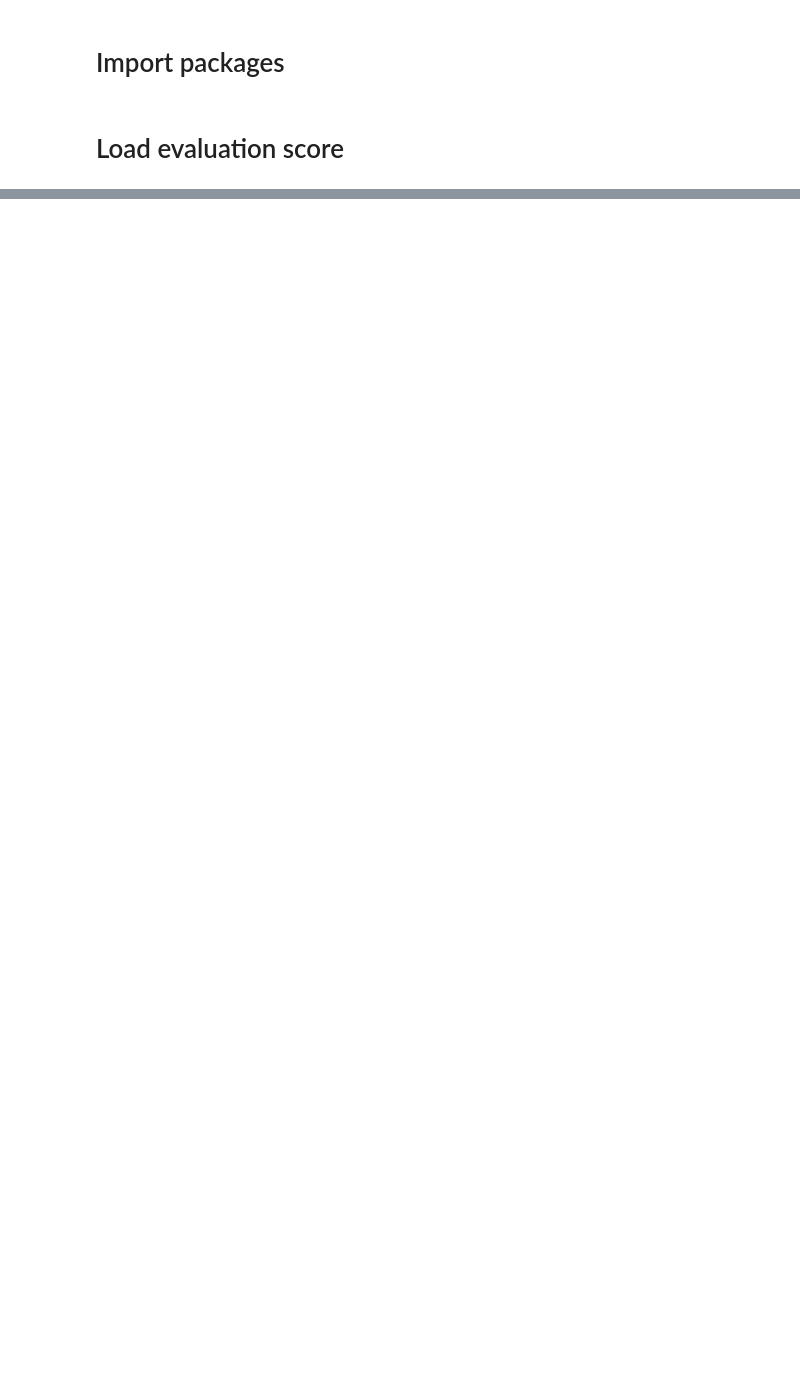
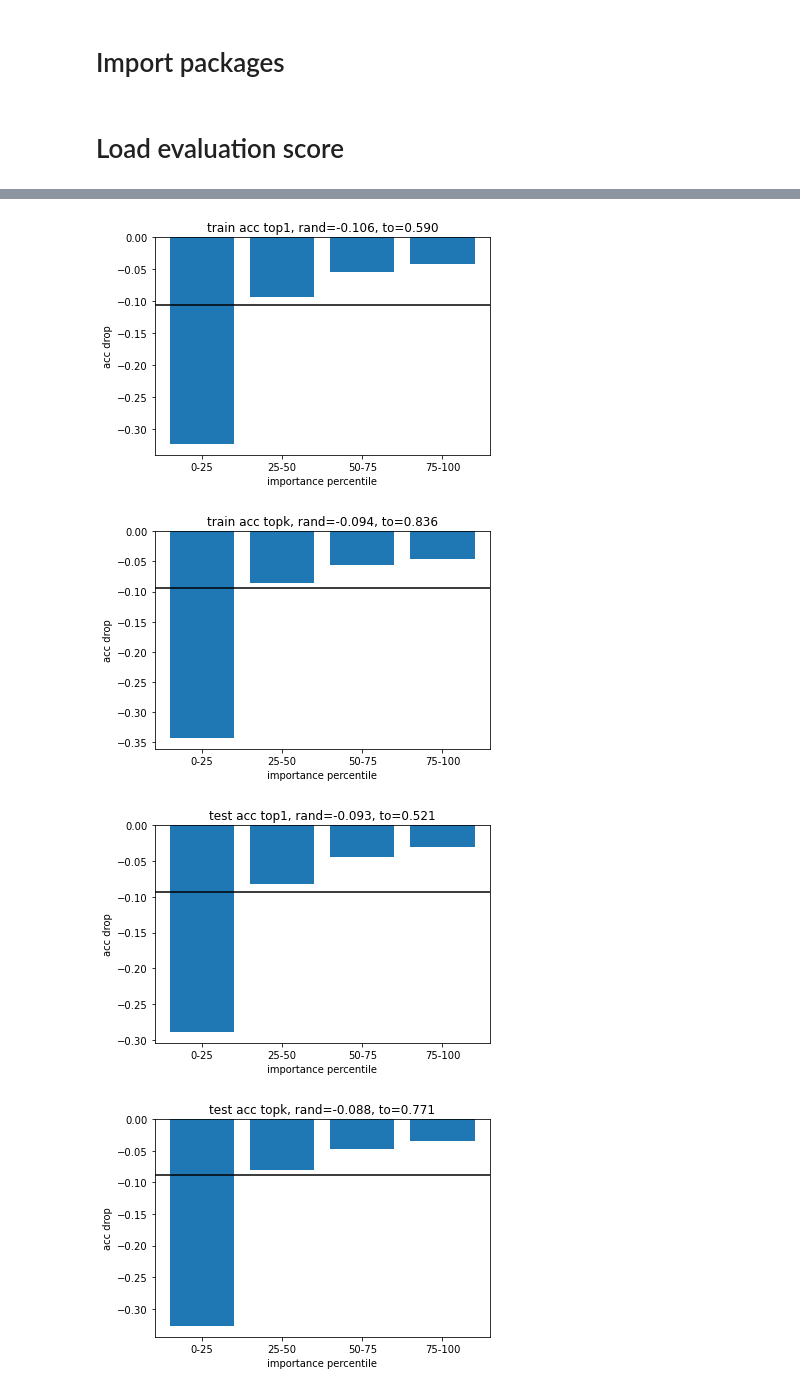
Before and after one commit to poloclub/ConceptEvo, a Jupyter notebook: src/utils/notebook/eval_imp_evo.ipynb, the cells around one changed output, grey strips where cells are left out. Drawn from its saved outputs; the diff is of its cells as text; code cells hidden in the pictures; blank space fills up the shorter version.

```diff
--- a/src/utils/notebook/eval_imp_evo.ipynb
+++ b/src/utils/notebook/eval_imp_evo.ipynb
@@ -424,0 +185,16 @@ draw_avg_graph(
+# %%
+model_nickname = 'inception_v3_0.5'
+from_epoch = 1
+to_epoch = 11
+
+agg_data = aggregate_eval_score(model_nickname, from_epoch, to_epoch, labels)
+draw_and_save_plot(agg_data, model_nickname, from_epoch, to_epoch, out_dir)
+
+p = os.path.join(out_dir, f'{model_nickname}-{from_epoch}-{to_epoch}.json')
+with open(p, 'w') as f:
+    json.dump(agg_data, f)
+# %% [output]
+[figure, added]
+[figure, added]
+[figure, added]
+[figure, added]
```
Also changed, not shown: parts of 22 cells of this notebook, 39 other files.
